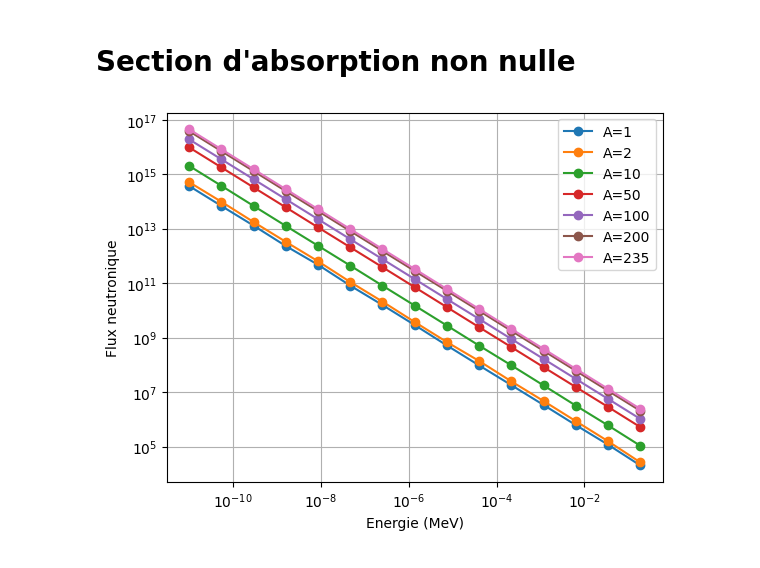
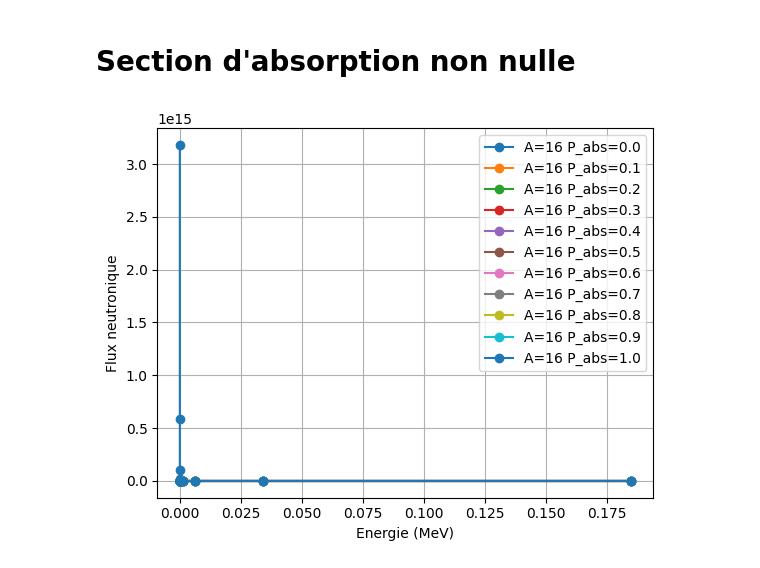
Before and after one commit to atlantis294/neutronic-ensta, a Jupyter notebook: exercices/04_ralentissement.ipynb, the cells around one changed output. Cells and saved outputs as stored; diff of their text form; code cells hidden in the pictures.

```diff
--- a/exercices/04_ralentissement.ipynb
+++ b/exercices/04_ralentissement.ipynb
@@ -168,7 +168,7 @@ class NuclearData:
 E_lower_limit = 1e-11
 rng = np.random.default_rng(0)
 N_neutrons = 10000
-E_source = 1.0
+E_source = 1.5
 
 A=16
 nb_intervalle=16
@@ -179,14 +179,17 @@ score_intervalle=np.zeros(len(intervalles) - 1)
 
 alpha=((A-1)/(A+1))**2
 print(alpha)
+n=0
 for i in range(N_neutrons):
     energie=E_source
     while energie>E_lower_limit:
+        n+=1
         energie=rng.uniform(alpha*energie,energie)
         index_intervalle = np.searchsorted(intervalles, energie) - 1
         if 0 <= index_intervalle < len(score_intervalle):
             score_intervalle[index_intervalle] += 1
 
+print('Nombre moyen de collisions par neutron:',n/N_neutrons)
 score_intervalle /= np.diff(intervalles)
 
 plt.loglog(intervalles[:-1],score_intervalle,'o')
@@ -203,44 +255,52 @@ import numpy as np
 import matplotlib.pyplot as plt
 processes=multiprocessing.cpu_count()
 
+
 def evolution_neutron(args):
-    E_source, E_lower_limit, alpha, intervalles = args
+    E_source, E_lower_limit, alpha, intervalles, Proba_absorption = args
     energie=E_source
     score_local = np.zeros(len(intervalles) - 1)
 
     while energie>E_lower_limit:
+        if rng.uniform(0,1)<Proba_absorption:
+            break
         energie=rng.uniform(alpha*energie,energie)
         index_intervalle = np.searchsorted(intervalles, energie) - 1
         if 0 <= index_intervalle < len(score_local):
             score_local[index_intervalle] += 1
     return(score_local)
 
 
 E_lower_limit = 1e-11
 rng = np.random.default_rng(0)
 N_neutrons = 10000
 E_source = 1.0
+Proba_absorption=0.5
 
 nb_intervalle=16
 intervalles=np.logspace(np.log10(E_lower_limit),np.log10(E_source),nb_intervalle) # intervalles en logarithme
 
-LA=[1,2,10,50,100,200,235]
+LA=[16]
+L_absorption=list(np.arange(0,1.1,0.1))
 
-for A in LA:
-    alpha=((A-1)/(A+1))**2
+for Proba_absorption in L_absorption:
+    for A in LA:
+        alpha=((A-1)/(A+1))**2
 
-    with Pool(processes) as pool:
-        results = pool.map(evolution_neutron,[(E_source, E_lower_limit, alpha, intervalles)] * N_neutrons)
+        with Pool(processes) as pool:
+            results = pool.map(evolution_neutron,[(E_source, E_lower_limit, alpha, intervalles, Proba_absorption)] * N_neutrons)
 
-    score_total = np.sum(results, axis=0)
-    score_total /= np.diff(intervalles)
+        score_total = np.sum(results, axis=0)
+        score_total /= np.diff(intervalles)
 
 
-    plt.loglog(intervalles[:-1],score_total,'o-',label='A={}'.format(A))
+        # plt.loglog(intervalles[:-1],score_total,'o-',label='A={} P_abs={:.1f}'.format(A, Proba_absorption))
+        plt.plot(intervalles[:-1],score_total,'o-',label='A={} P_abs={:.1f}'.format(A, Proba_absorption))
+        # plt.semilogx(intervalles[:-1],score_total,'o-',label='A={}'.format(A))
 plt.legend()
 plt.grid()
 plt.xlabel('Energie (MeV)')
 plt.ylabel('Flux neutronique')
 plt.show()
 # %% [output]
-[figure, old version]
+[figure, new version]
```
Also changed, not shown: parts of 3 cells of this notebook, 1 other file.
